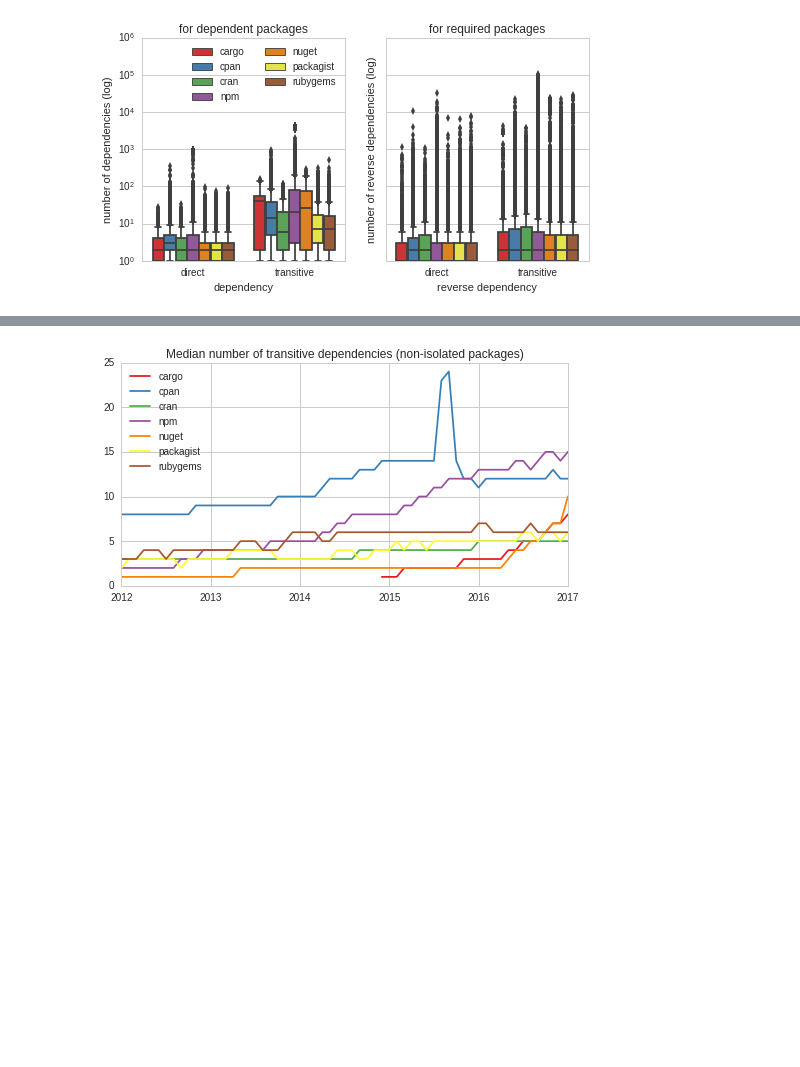
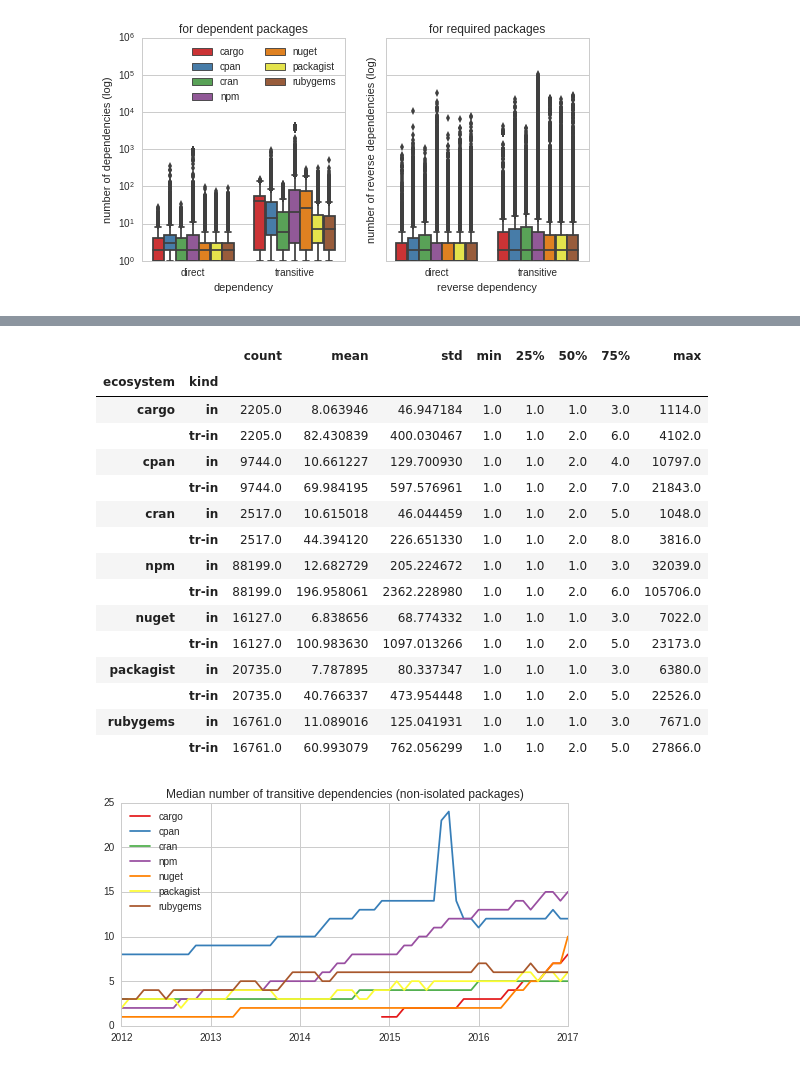
Before and after one commit to AlexandreDecan/ecos-emse, a Jupyter notebook: notebooks/Graphs metrics.ipynb, the cells around one changed output, grey strips where cells are left out. Drawn from its saved outputs; the diff is of its cells as text; code cells hidden in the pictures; blank space fills up the shorter version.

```diff
--- a/notebooks/Graphs metrics.ipynb
+++ b/notebooks/Graphs metrics.ipynb
@@ -335,3 +361,29 @@ savefig(figure, 'graph_distribution_dependencies_non_isolated')
+# %%
+(
+    data
+    .query('(kind == "in" or kind == "tr-in") and p_type != "dependent"')
+    .groupby(['ecosystem', 'kind'])
+    ['value']
+    .describe()
+    .unstack()
+)
+# %% [output]
+|  |  | count | mean | std | min | 25% | 50% | 75% | max |
+| ecosystem | kind |  |  |  |  |  |  |  |  |
+| cargo | in | 2205.0 | 8.063946 | 46.947184 | 1.0 | 1.0 | 1.0 | 3.0 | 1114.0 |
+|  | tr-in | 2205.0 | 82.430839 | 400.030467 | 1.0 | 1.0 | 2.0 | 6.0 | 4102.0 |
+| cpan | in | 9744.0 | 10.661227 | 129.700930 | 1.0 | 1.0 | 2.0 | 4.0 | 10797.0 |
+|  | tr-in | 9744.0 | 69.984195 | 597.576961 | 1.0 | 1.0 | 2.0 | 7.0 | 21843.0 |
+| cran | in | 2517.0 | 10.615018 | 46.044459 | 1.0 | 1.0 | 2.0 | 5.0 | 1048.0 |
+|  | tr-in | 2517.0 | 44.394120 | 226.651330 | 1.0 | 1.0 | 2.0 | 8.0 | 3816.0 |
+| npm | in | 88199.0 | 12.682729 | 205.224672 | 1.0 | 1.0 | 1.0 | 3.0 | 32039.0 |
+|  | tr-in | 88199.0 | 196.958061 | 2362.228980 | 1.0 | 1.0 | 2.0 | 6.0 | 105706.0 |
+| nuget | in | 16127.0 | 6.838656 | 68.774332 | 1.0 | 1.0 | 1.0 | 3.0 | 7022.0 |
+|  | tr-in | 16127.0 | 100.983630 | 1097.013266 | 1.0 | 1.0 | 2.0 | 5.0 | 23173.0 |
+| packagist | in | 20735.0 | 7.787895 | 80.337347 | 1.0 | 1.0 | 1.0 | 3.0 | 6380.0 |
+|  | tr-in | 20735.0 | 40.766337 | 473.954448 | 1.0 | 1.0 | 2.0 | 5.0 | 22526.0 |
+| rubygems | in | 16761.0 | 11.089016 | 125.041931 | 1.0 | 1.0 | 1.0 | 3.0 | 7671.0 |
+|  | tr-in | 16761.0 | 60.993079 | 762.056299 | 1.0 | 1.0 | 2.0 | 5.0 | 27866.0 |
 # %%
 figure, ax = matplotlib.pyplot.subplots()
 figure.set_size_inches(FIG_SIZE)
```
Also changed, not shown: parts of 8 cells of this notebook, 9 other files.
